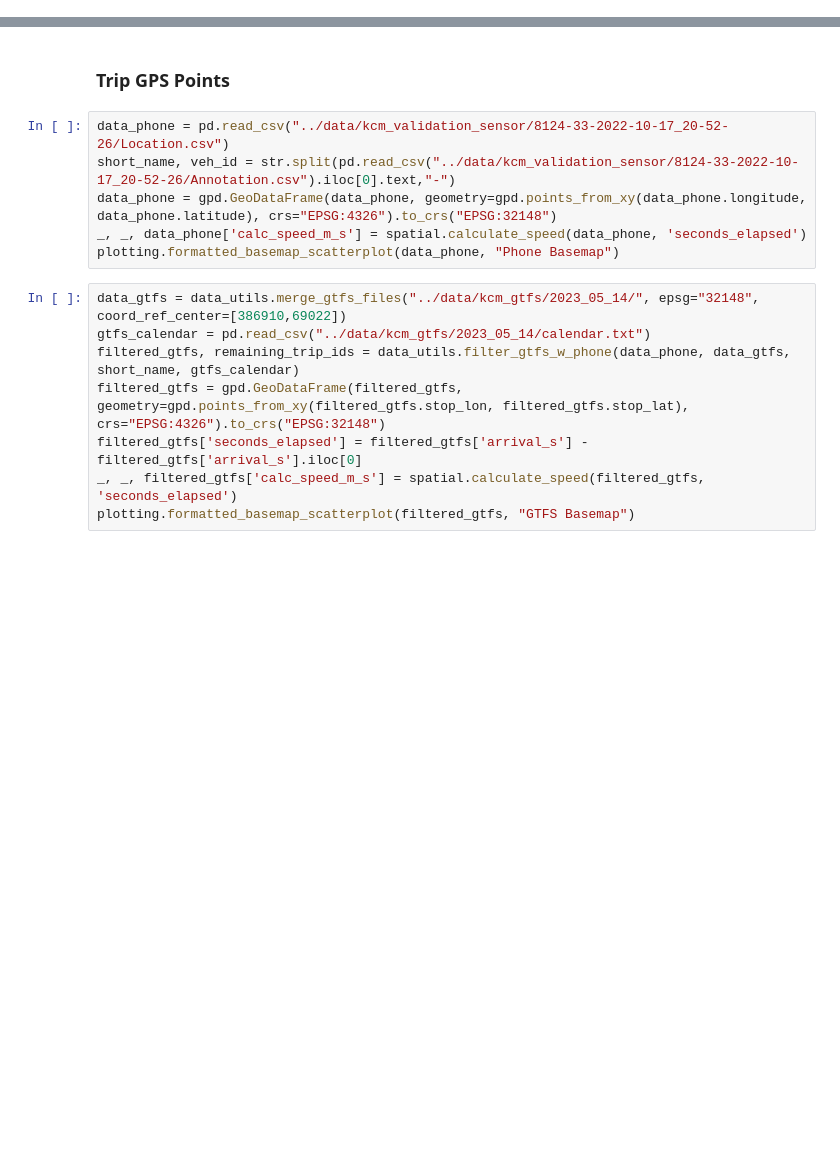
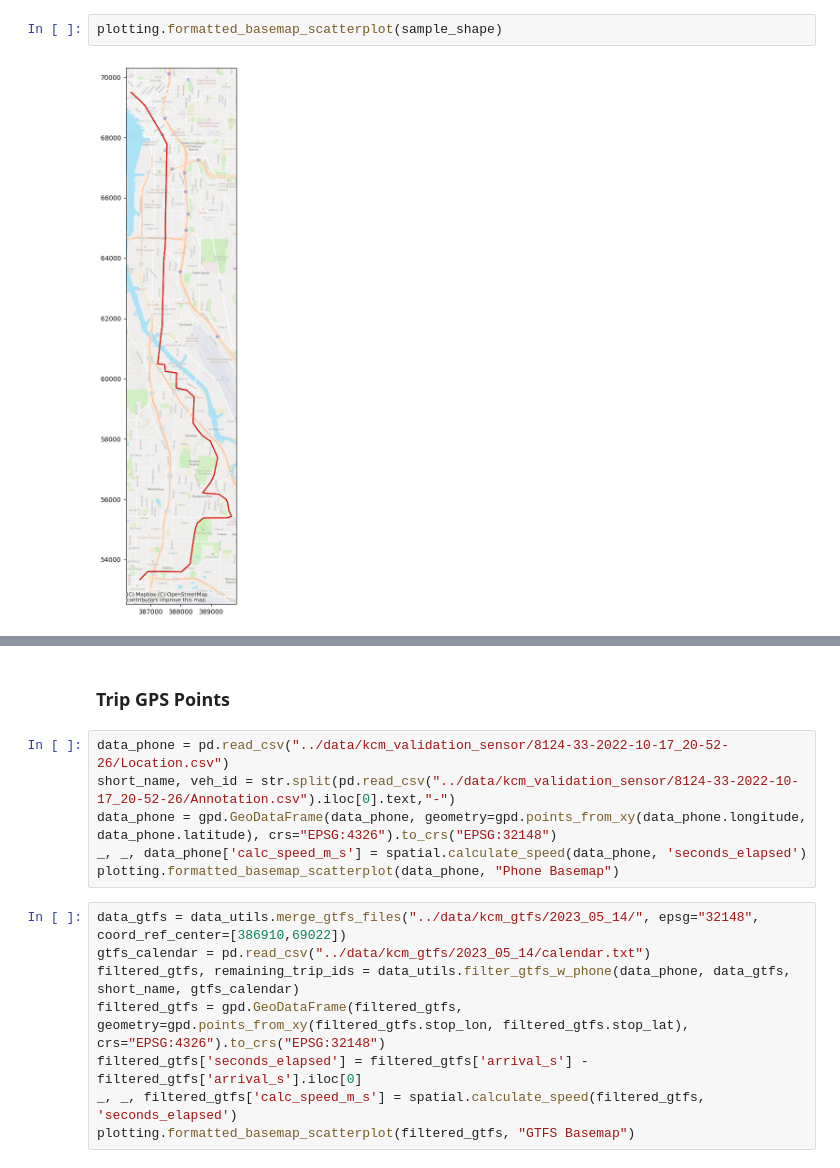
Before and after one commit to zackAemmer/open_bus_tools, a Jupyter notebook: notebooks/create_drive_cycle.ipynb, the cells around one changed output, grey strips where cells are left out. Saved outputs shown, nothing was run; the diff lists cells and outputs as text; blank space fills up the shorter version.

```diff
--- a/notebooks/create_drive_cycle.ipynb
+++ b/notebooks/create_drive_cycle.ipynb
@@ -159,0 +102,4 @@ sns.lineplot(sample_realtime[sample_realtime['dist_along_line']<5000], x='dist_a
+# %%
+plotting.formatted_basemap_scatterplot(sample_shape)
+# %% [output]
+[figure, added]
```
Also changed, not shown: parts of 19 cells of this notebook, 2 other files.
